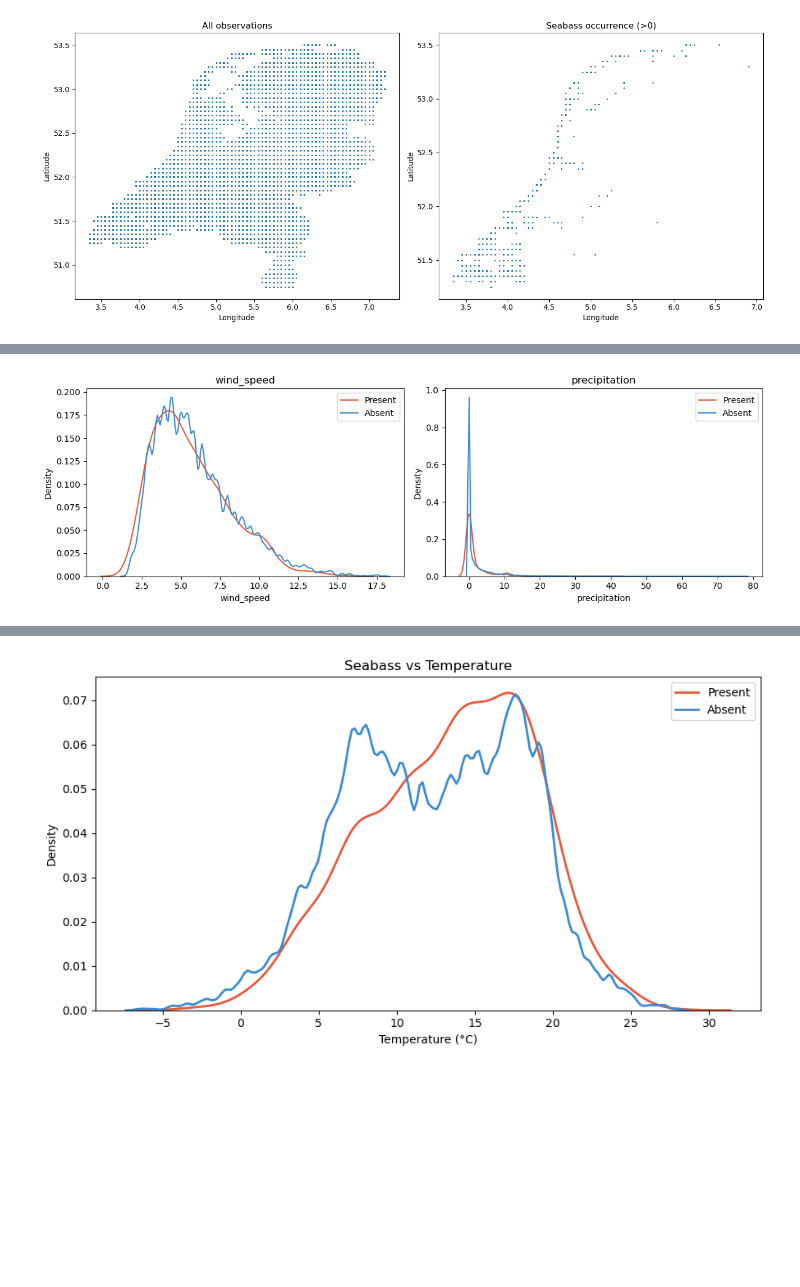
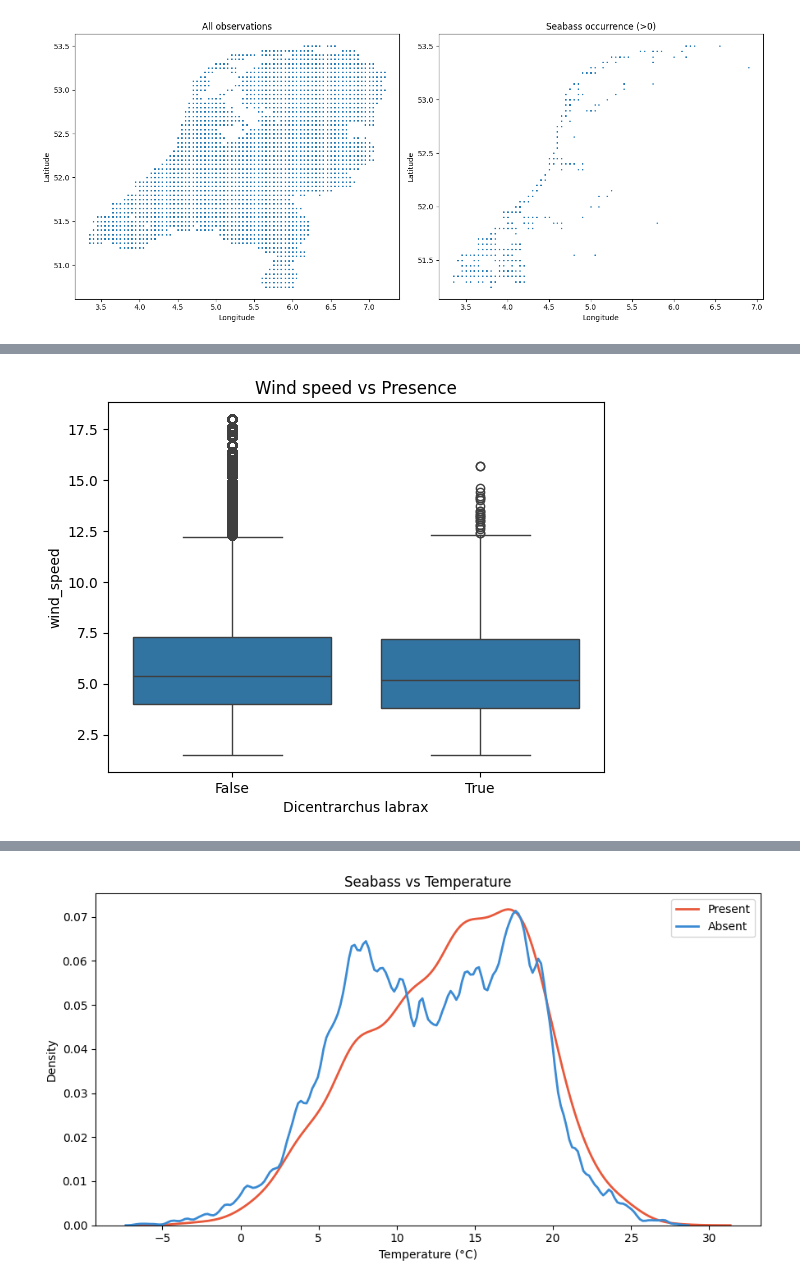
Before and after one commit to XueHu2222/DSAI, a Jupyter notebook: assignment_template_it1.ipynb, the cells around one changed output, grey strips where cells are left out. Saved outputs shown, nothing was run; the diff lists cells and outputs as text; code cells hidden in the pictures; blank space fills up the shorter version.

```diff
--- a/assignment_template_it1.ipynb
+++ b/assignment_template_it1.ipynb
@@ -30,13 +30,11 @@ df_habitats = pd.read_csv("./data/habitats_cbs_2022.csv")
 
 df_weather = pd.read_csv("./data/weather.csv", comment='#')
 # %%
-df_weather[["FG", "TG", "TN", "TX", "RH"]] = df_weather[["FG", "TG", "TN", "TX", "RH"]] / 10
+df_weather[["FG", "TG", "RH"]] = df_weather[["FG", "TG", "RH"]] / 10
 df_weather["date"] = pd.to_datetime(df_weather["YYYYMMDD"], format="%Y%m%d")
 df_weather = df_weather.rename(columns={
     "FG": "wind_speed",
     "TG": "temp_mean",
-    "TN": "temp_min",
-    "TX": "temp_max",
     "RH": "precipitation"
 })
 df_weather.head()
@@ -140,25 +133,25 @@ Number of true absent records: 6537558
 Number of no effort records: 6019157
 # %%
 # fixes the SettingWithCopyWarning
-df_clean = df_clean.copy()
+df_visual = df_clean.copy()
 
-df_clean['eventDate'] = pd.to_datetime(df_clean['eventDate'])
-df_clean['year'] = df_clean['eventDate'].dt.year
-df_clean['month'] = df_clean['eventDate'].dt.month
+df_visual['eventDate'] = pd.to_datetime(df_visual['eventDate'])
+df_visual['year'] = df_visual['eventDate'].dt.year
+df_visual['month'] = df_visual['eventDate'].dt.month
 
-present_mask = df_clean['Dicentrarchus labrax'] > 0
-absent_mask  = df_clean['Dicentrarchus labrax'] == 0
+present_mask = df_visual['Dicentrarchus labrax'] > 0
+absent_mask  = df_visual['Dicentrarchus labrax'] == 0
 
 #Year
 yearly_species = (
-    df_clean.groupby('year')['Dicentrarchus labrax']
+    df_visual.groupby('year')['Dicentrarchus labrax']
     .sum()
     .sort_index()
 )
 
 # Month seasonality
 monthly_species = (
-    df_clean.groupby('month')['Dicentrarchus labrax']
+    df_visual.groupby('month')['Dicentrarchus labrax']
     .sum()
     .reindex(range(1, 13), fill_value=0)
 )
@@ -232,17 +225,8 @@ plt.show()
 # %% [output]
 [figure]
 # %%
-fig, axes = plt.subplots(1, 2, figsize=(12, 4))
-
-for ax, col in zip(axes, ['wind_speed', 'precipitation']):
-    present = df_clean[present_mask][col].dropna()
-    absent  = df_clean[absent_mask][col].dropna()
-    sns.kdeplot(present, ax=ax, color='#E8593C', label='Present')
-    sns.kdeplot(absent,  ax=ax, color='#3B8BD4', label='Absent')
-    ax.set_title(col)
-    ax.legend()
-
-plt.tight_layout()
+sns.boxplot(data=df_visual, x=present_mask, y='wind_speed')
+plt.title("Wind speed vs Presence")
 plt.show()
 # %% [output]
-[figure, old version]
+[figure, new version]
```
Also changed, not shown: parts of 18 cells of this notebook, 1 other file.
